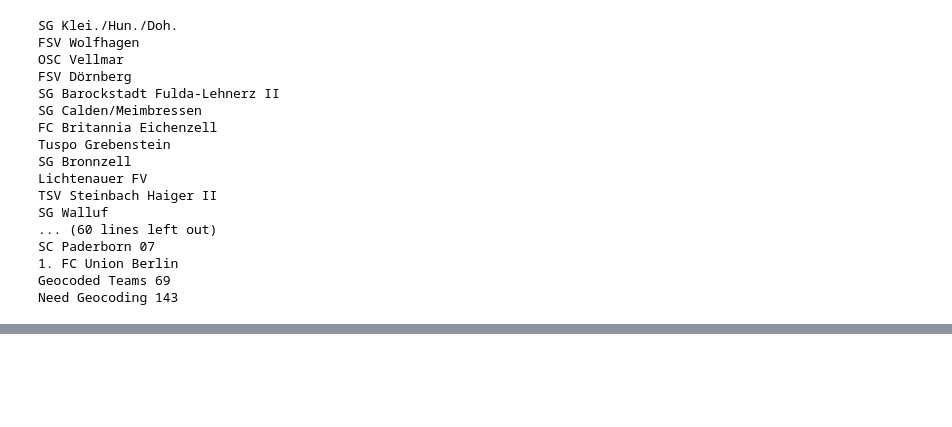
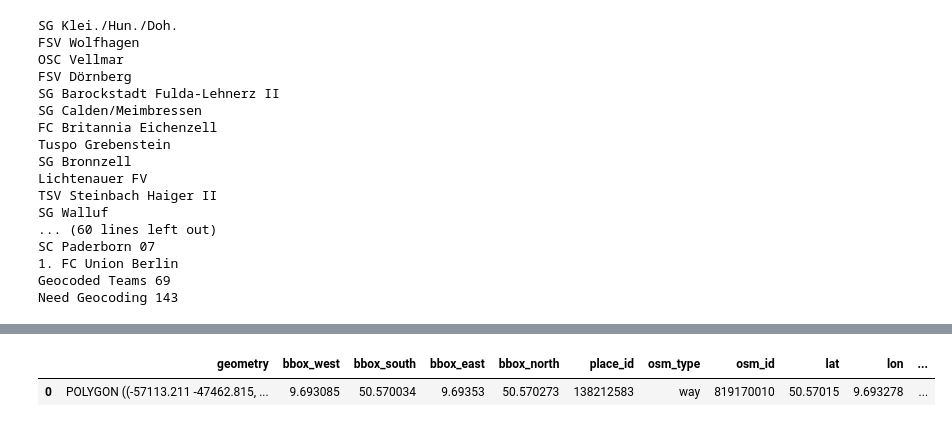
Before and after one commit to RandyNelsonJ/hessen_fussball, a Jupyter notebook: src/hessen_fussball/explore.ipynb, the cells around one changed output, grey strips where cells are left out. Saved outputs shown, nothing was run; the diff lists cells and outputs as text; code cells hidden in the pictures; blank space fills up the shorter version.

```diff
--- a/src/hessen_fussball/explore.ipynb
+++ b/src/hessen_fussball/explore.ipynb
@@ -141,6 +131,11 @@ gdf.head(1)
 # %% [output]
 |  | geometry | bbox_west | bbox_south | bbox_east | bbox_north | place_id | osm_type | osm_id | lat | lon | ... |
 | 0 | POLYGON ((-64305.066 -109941.467,... | 9.602263 | 50.006636 | 9.604056 | 50.007771 | 136991363 | way | 26572916 | 50.007217 | 9.603158 | ... |
+# %%
+gdf[gdf['mannschaft'] == 'SG Barockstadt Fulda-Lehnerz']
+# %% [output]
+|  | geometry | bbox_west | bbox_south | bbox_east | bbox_north | place_id | osm_type | osm_id | lat | lon | ... |
+| 0 | POLYGON ((-57113.211 -47462.815, ... | 9.693085 | 50.570034 | 9.69353 | 50.570273 | 138212583 | way | 819170010 | 50.57015 | 9.693278 | ... |
 # %%
 gdf['geometry'] = gdf['geometry'].centroid
 gdf.info()
```
Also changed, not shown: parts of 3 cells of this notebook, 17 other files.
